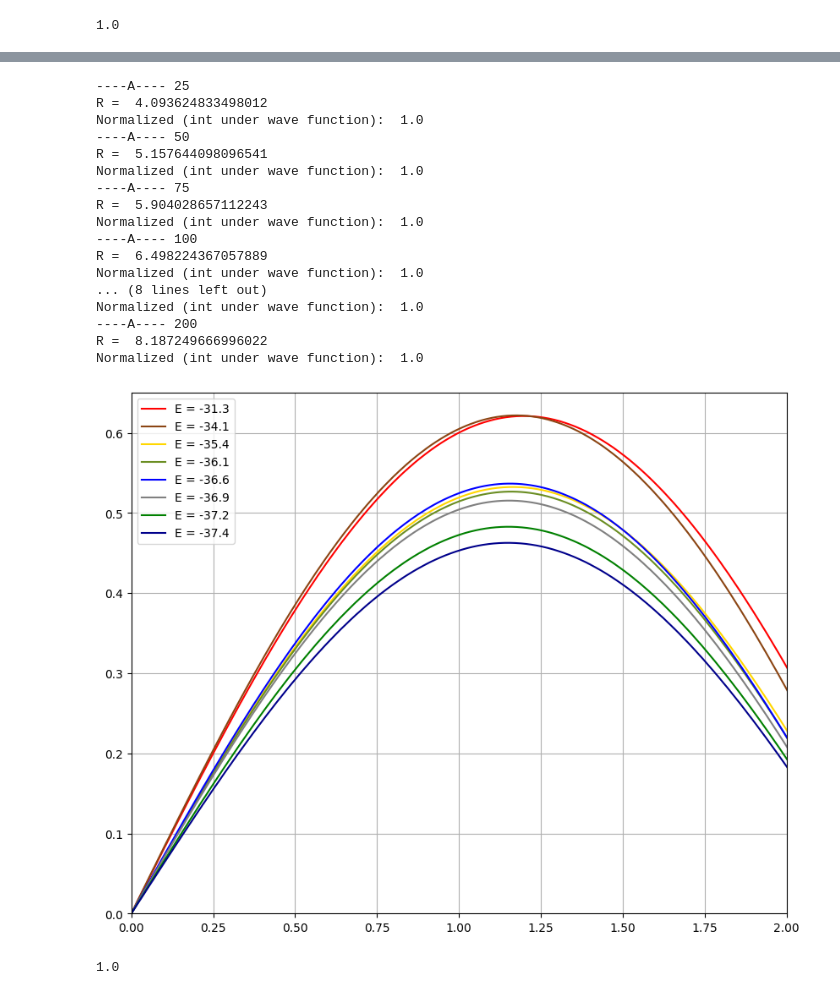
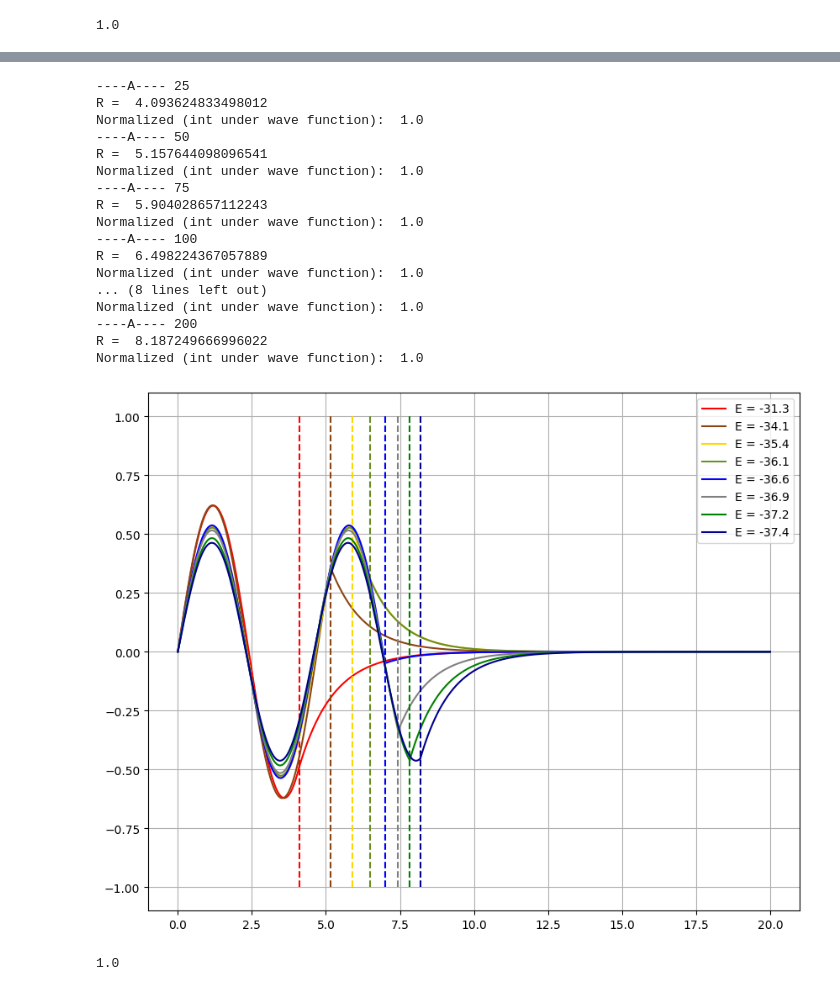
Before and after one commit to mariaheisel99/Studies, a Jupyter notebook: Nuclear_II/exercises.ipynb, the cells around one changed output, grey strips where cells are left out. Saved outputs shown, nothing was run; the diff lists cells and outputs as text; code cells hidden in the pictures.

```diff
--- a/Nuclear_II/exercises.ipynb
+++ b/Nuclear_II/exercises.ipynb
@@ -255,6 +206,3 @@ print("Intersection points (z):", intersection_points)
   intersection_points = [fsolve(equations, z_guess_i)[0] for z_guess_i in z_guess]
 [figure]
 Intersection points (z): [2.2788626600758284, 3.0, 4.5]
-# %%
-v0 =z0**2*197.3269788**2/(2*(m[0])*R**2)
-E = -v0-R**2/2.2788626600758284**2*CO.hbar**2*1/(2*m[0])
@@ -466,7 +412,7 @@ for i in As:
     e0s.append(result[0])
     j = 0
     for results in zip(result):
-        plt.scatter(i,results,color=cols[j], marker='_', s = 100)
+        plt.scatter(i,results,color=cols[j], marker='_', s = 500)
         j+=1
 plt.xlabel('A', fontsize=13)
 plt.ylabel('Energy eigenvalues', fontsize=13)
@@ -518,9 +464,9 @@ for energy_b, col in zip(e0s,colors):
     A_ = As[i]
     print('----A----',A_)
     ed = -energy_b
-    R= 1.4*A_**(1./3.)
+    R = 1.4*A_**(1./3.)
     print('R = ',R)
-    r_out = np.linspace(R,10,1000)
+    r_out = np.linspace(R,20,1000)
     r_in = np.linspace(0,R,1000)
     k = np.sqrt((2.*(mn/2)/hbarc**2)*(v0+(ed)))
     q = np.sqrt((2.*(mn/2)/hbarc**2)*(ed))
@@ -532,36 +478,36 @@ for energy_b, col in zip(e0s,colors):
     print('Normalized (int under wave function): ' , round(I[0],4))
 
     plt.plot(r_in,u1, color = col, label = f'E = {round(energy_b,1)}')
     plt.plot(r_out,u2, color = col)
     plt.vlines(R,-1,1, color = col, ls = 'dashed')
     i+=1
 
 # plt.xlim(R-0.05,R+0.05)
 # plt.vlines(R,0,1, ls = 'dashed')
-plt.ylim(0,0.65)
-plt.xlim(0,2)
+# plt.ylim(0,0.65)
+# plt.xlim(0,2)
 plt.legend()
 plt.grid()
 plt.show()
 # %% [output]
 ----A---- 25
 R =  4.093624833498012
 Normalized (int under wave function):  1.0
 ----A---- 50
 R =  5.157644098096541
 Normalized (int under wave function):  1.0
 ----A---- 75
 R =  5.904028657112243
 Normalized (int under wave function):  1.0
 ----A---- 100
 R =  6.498224367057889
 Normalized (int under wave function):  1.0
 ... (8 lines left out)
 Normalized (int under wave function):  1.0
 ----A---- 200
 R =  8.187249666996022
 Normalized (int under wave function):  1.0
-[figure, old version]
+[figure, new version]
 # %%
 def integrand (x,A,D):
     if x<=R:
```
Also changed, not shown: parts of 9 cells of this notebook.
